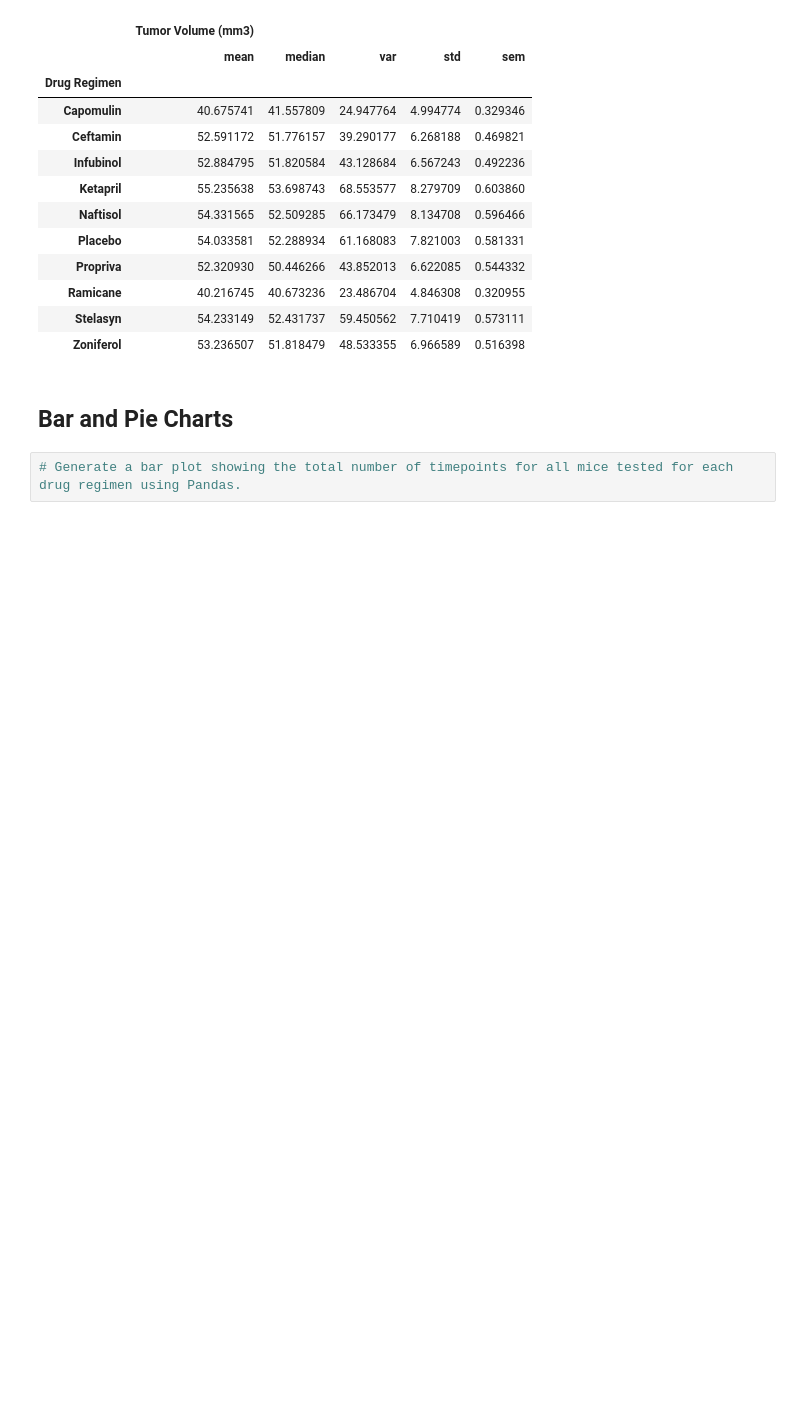
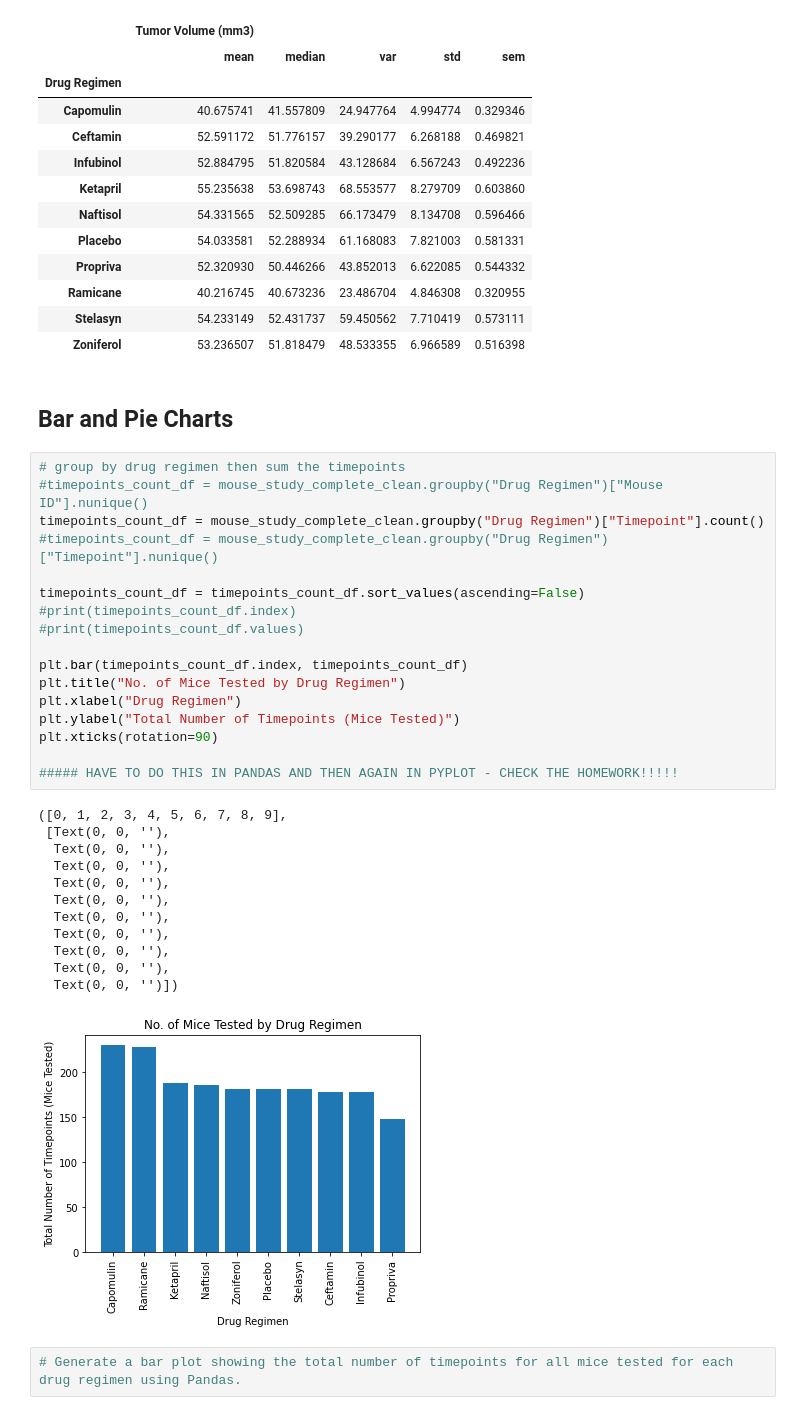
Before and after one commit to gmitt98/visualization-challenge, a Jupyter notebook: pymaceuticals_starter.ipynb, the cells around one changed output. Drawn from its saved outputs; the diff is of its cells as text; blank space fills up the shorter version.

```diff
--- a/pymaceuticals_starter.ipynb
+++ b/pymaceuticals_starter.ipynb
@@ -131,6 +187,36 @@ mouse_study_complete_clean.describe()
 | Zoniferol | 53.236507 | 51.818479 | 48.533355 | 6.966589 | 0.516398 |
 # %% [markdown]
 ## Bar and Pie Charts
+# %%
+# group by drug regimen then sum the timepoints
+#timepoints_count_df = mouse_study_complete_clean.groupby("Drug Regimen")["Mouse ID"].nunique()
+timepoints_count_df = mouse_study_complete_clean.groupby("Drug Regimen")["Timepoint"].count()
+#timepoints_count_df = mouse_study_complete_clean.groupby("Drug Regimen")["Timepoint"].nunique()
+
+timepoints_count_df = timepoints_count_df.sort_values(ascending=False)
+#print(timepoints_count_df.index)
+#print(timepoints_count_df.values)
+
+plt.bar(timepoints_count_df.index, timepoints_count_df)
+plt.title("No. of Mice Tested by Drug Regimen")
+plt.xlabel("Drug Regimen")
+plt.ylabel("Total Number of Timepoints (Mice Tested)")
+plt.xticks(rotation=90)
+
+##### HAVE TO DO THIS IN PANDAS AND THEN AGAIN IN PYPLOT - CHECK THE HOMEWORK!!!!!
+# %% [output]
+([0, 1, 2, 3, 4, 5, 6, 7, 8, 9],
+ [Text(0, 0, ''),
+  Text(0, 0, ''),
+  Text(0, 0, ''),
+  Text(0, 0, ''),
+  Text(0, 0, ''),
+  Text(0, 0, ''),
+  Text(0, 0, ''),
+  Text(0, 0, ''),
+  Text(0, 0, ''),
+  Text(0, 0, '')])
+[figure, added]
 # %%
 # Generate a bar plot showing the total number of timepoints for all mice tested for each drug regimen using Pandas.
 # %% [output]
```
Also changed, not shown: parts of 5 cells of this notebook.
